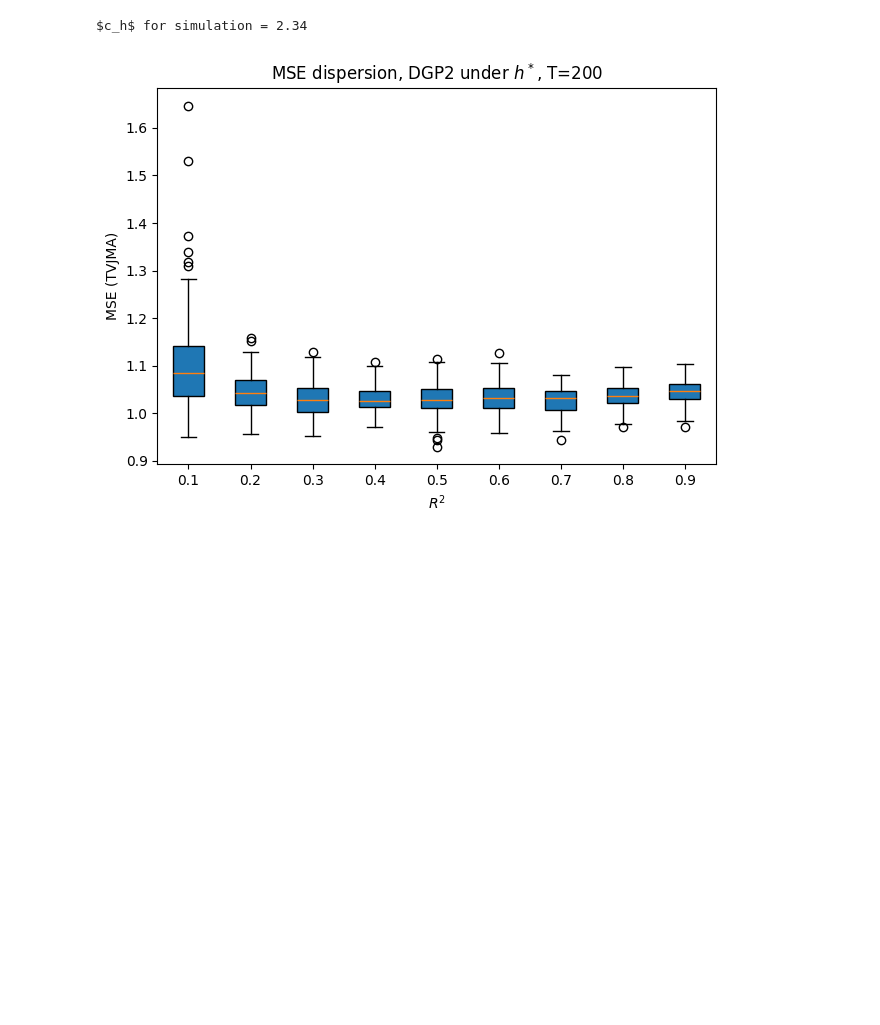
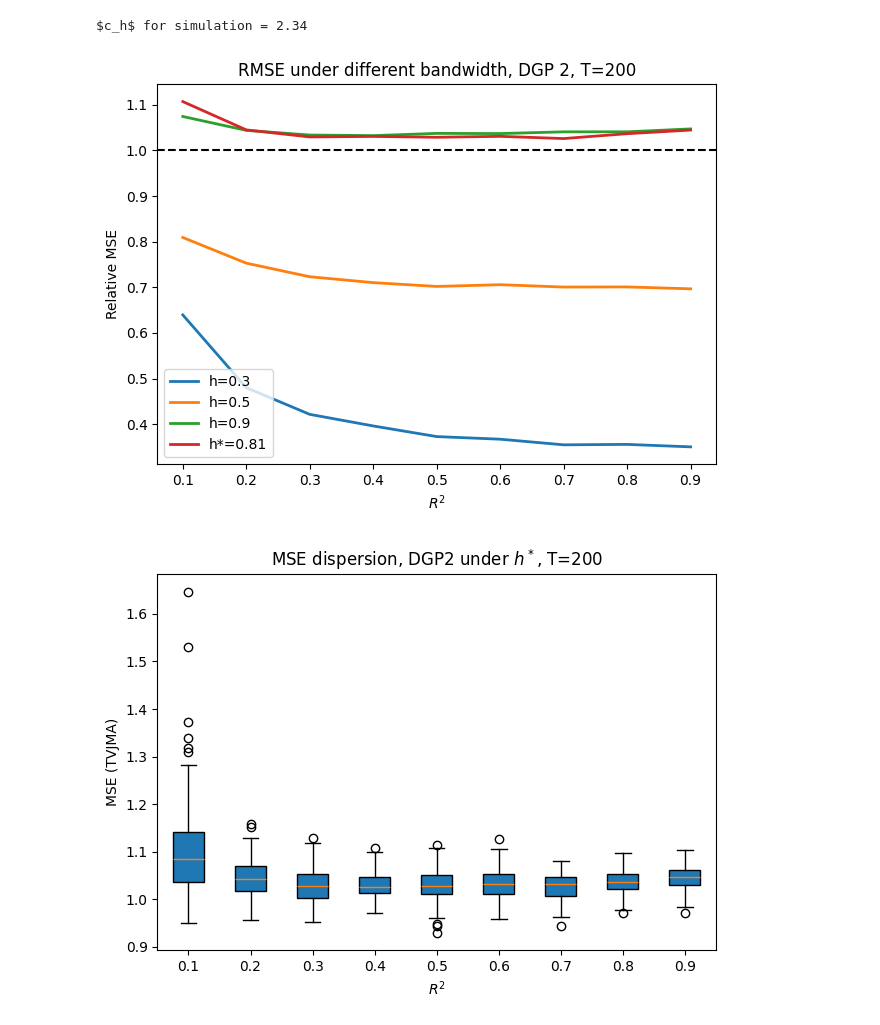
Before and after one commit to avril-rdgz/SCEDS_TVMA, a Jupyter notebook: main.ipynb, the cells around one changed output. Saved outputs shown, nothing was run; the diff lists cells and outputs as text; code cells hidden in the pictures; blank space fills up the shorter version.

```diff
--- a/main.ipynb
+++ b/main.ipynb
@@ -618,6 +618,21 @@ np.savetxt("mse_2s_T200.csv", mse_2s_T200, delimiter=",")
 np.savetxt("mse_2m_T200.csv", mse_2m_T200, delimiter=",")
 np.savetxt("mse_2l_T200.csv", mse_2l_T200, delimiter=",")
 np.savetxt("mse_2opt_T200.csv", mse_2opt_T200, delimiter=",")
+# %%
+plt.plot(R2_grid, rel_mse_2s_T200, linewidth=2, label='h=0.3')
+plt.plot(R2_grid, rel_mse_2m_T200, linewidth=2, label='h=0.5')
+plt.plot(R2_grid, rel_mse_2l_T200, linewidth=2, label='h=0.9')
+plt.plot(R2_grid, rel_mse_2opt_T200, linewidth=2, label='h*=0.81')
+
+plt.axhline(1.0, linestyle="--", color="black")
+plt.xlabel(r"$R^2$")
+plt.ylabel("Relative MSE")
+plt.title(f"RMSE under different bandwidth, DGP 2, T={T}")
+plt.legend()
+plt.tight_layout()
+plt.show()
+# %% [output]
+[figure, added]
 # %%
 T=200
 plt.boxplot(mse_2opt_T200,
```
Also changed, not shown: parts of 2 cells of this notebook, 2 other files.
